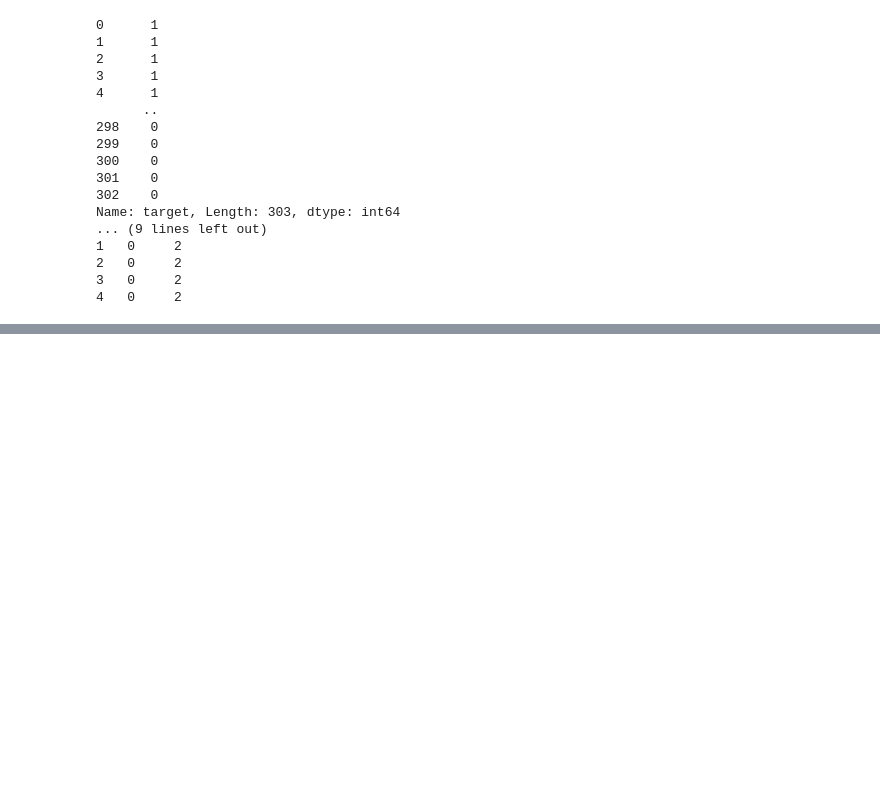
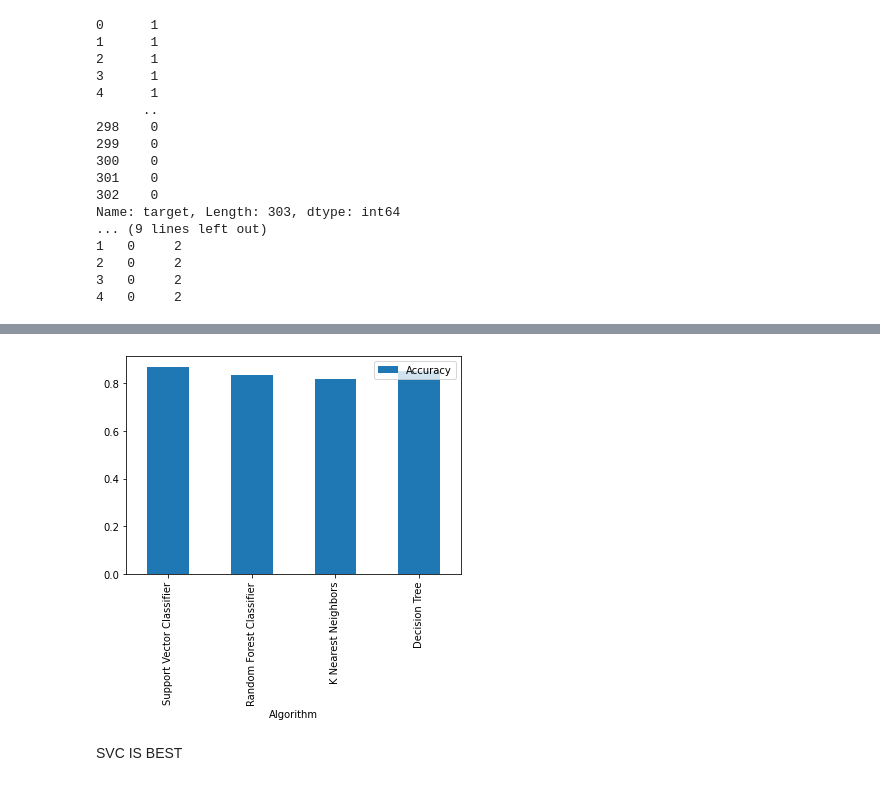
Before and after one commit to yashbafna23/DATA1030_HeartDiseasePrediction, a Jupyter notebook: Src/1030_project_main.ipynb, the cells around one changed output, grey strips where cells are left out. Saved outputs shown, nothing was run; the diff lists cells and outputs as text; code cells hidden in the pictures; blank space fills up the shorter version.

```diff
--- a/Src/1030_project_main.ipynb
+++ b/Src/1030_project_main.ipynb
@@ -306,0 +189,3 @@ X_train
+# %%
+ftr_names = X.columns
+feature_names = X.columns
@@ -306,0 +400,27 @@ X_train
+# %%
+#Decision tree
+baseline_sd=[]
+best_models = []
+best_accuracy = []
+for i in range(3):
+    param_grid = {"algo__criterion": ["gini", "entropy"],
+                  "algo__min_samples_split": [2,4,6,8],
+                  "algo__max_depth": [1, 5, 10, 15]
+                  }
+    grid, X_test, y_test = ML_pipeline(X,y,42+i,3,param_grid,DecisionTreeClassifier(random_state=42+i))
+    best_models.append(grid.best_params_)
+    best_accuracy.append(grid.score(X_test,y_test))
+    nr_runs = 10
+    scores = np.zeros([len(ftr_names),nr_runs])
+    baseline_sd.append(np.sum(y_test == 0)/len(y_test))
+    test_score = grid.score(X_test,y_test)
+    print('test score = ',test_score)
+    print('test baseline = ',np.sum(y_test == 0)/len(y_test))
+
+
+print('Final Standard deviation ',np.std(best_accuracy))
+print('Baseline Standard deviation',np.std(baseline_sd))
+
+best_acc_final.append(np.max(best_accuracy))
+best_model_final.append(best_models[np.argmax(best_accuracy)])
+best_random.append(np.argmax(best_accuracy))
@@ -306,0 +445,6 @@ X_train
+# %%
+results = pd.DataFrame({'Algorithm': ['Support Vector Classifier', 'Random Forest Classifier','K Nearest Neighbors','Decision Tree'],
+                         'Accuracy': [best_acc_final[0], best_acc_final[1],best_acc_final[2],best_acc_final[3]],
+                     'Best Params': [best_model_final[0], best_model_final[1],best_model_final[2],best_model_final[3]]})
+
+results
@@ -306,0 +459,8 @@ X_train
+# %%
+results.plot(kind="bar",x="Algorithm",y="Accuracy")
+plt.savefig('/Users/yashbafna/Desktop/Brown Coursework/DATA1030/DATA1030_HeartDiseasePrediction/Figures/Fig6.png')
+plt.show()
+# %% [output]
+[figure, added]
+# %% [markdown]
+SVC IS BEST
```
Also changed, not shown: parts of 34 cells of this notebook, 22 other files.
